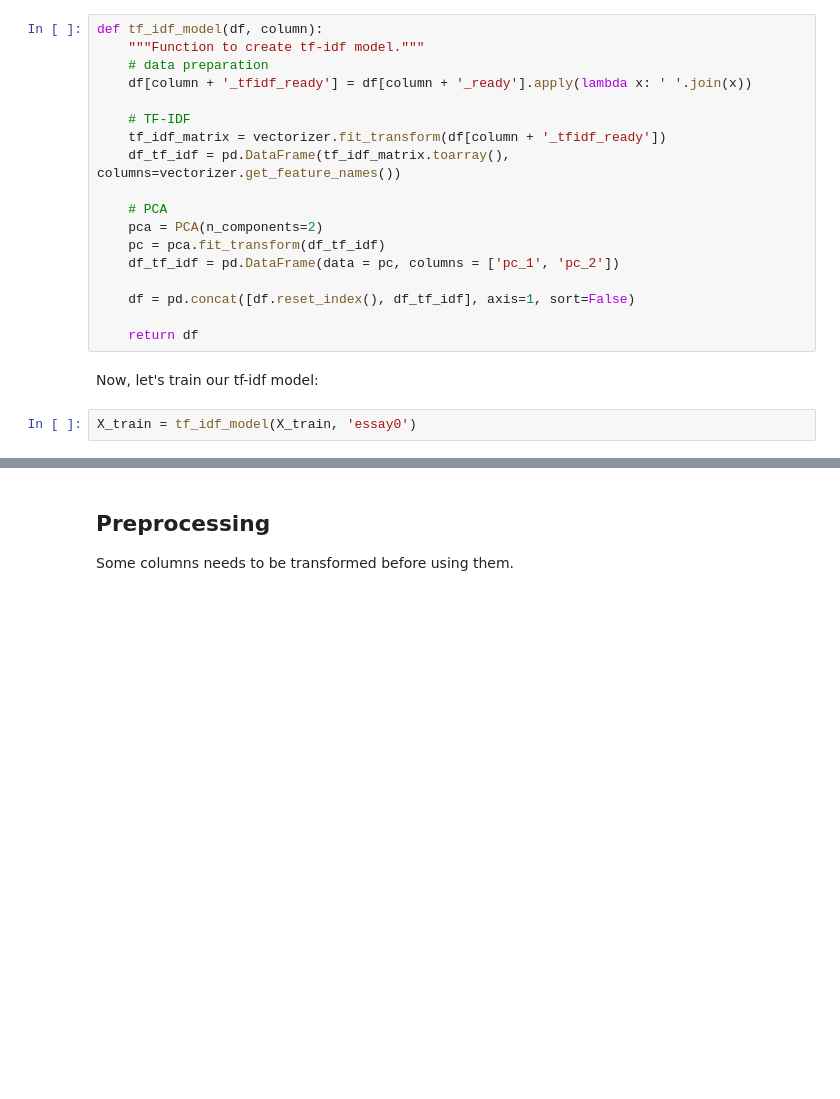
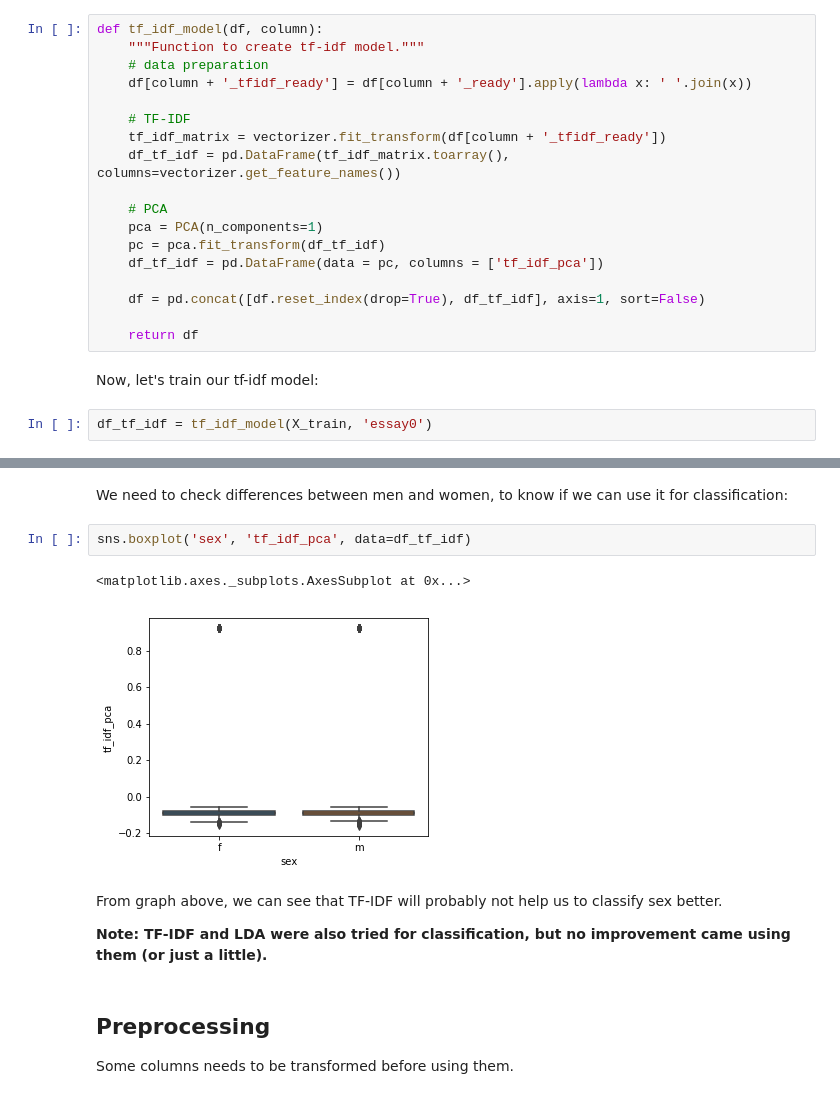
Before and after one commit to pmacinec/vos2-men-women-classification, a Jupyter notebook: projekt1_macinec.ipynb, the cells around one changed output, grey strips where cells are left out. Saved outputs shown, nothing was run; the diff lists cells and outputs as text; blank space fills up the shorter version.

Commit message:
Add structure for classification optimalization, clean code and preprocessing, finish LDA, TF-IDF

```diff
--- a/projekt1_macinec.ipynb
+++ b/projekt1_macinec.ipynb
@@ -774,14 +805,14 @@ def tf_idf_model(df, column):
     df_tf_idf = pd.DataFrame(tf_idf_matrix.toarray(), columns=vectorizer.get_feature_names())
 
     # PCA
-    pca = PCA(n_components=2)
+    pca = PCA(n_components=1)
     pc = pca.fit_transform(df_tf_idf)
-    df_tf_idf = pd.DataFrame(data = pc, columns = ['pc_1', 'pc_2'])
+    df_tf_idf = pd.DataFrame(data = pc, columns = ['tf_idf_pca'])
 
-    df = pd.concat([df.reset_index(), df_tf_idf], axis=1, sort=False)
+    df = pd.concat([df.reset_index(drop=True), df_tf_idf], axis=1, sort=False)
 
     return df
 # %% [markdown]
 Now, let's train our tf-idf model:
 # %%
-X_train = tf_idf_model(X_train, 'essay0')
+df_tf_idf = tf_idf_model(X_train, 'essay0')
@@ -799,3 +832,14 @@ X_train[['pc_1', 'pc_2']].head()
+# %% [markdown]
+We need to check differences between men and women, to know if we can use it for classification:
+# %%
+sns.boxplot('sex', 'tf_idf_pca', data=df_tf_idf)
+# %% [output]
+<matplotlib.axes._subplots.AxesSubplot at 0x...>
+[figure, added]
+# %% [markdown]
+From graph above, we can see that TF-IDF will probably not help us to classify sex better.
+
+**Note: TF-IDF and LDA were also tried for classification, but no improvement came using them (or just a little).**
 # %% [markdown]
 ## Preprocessing
 
```
Also changed, not shown: parts of 83 cells of this notebook.
